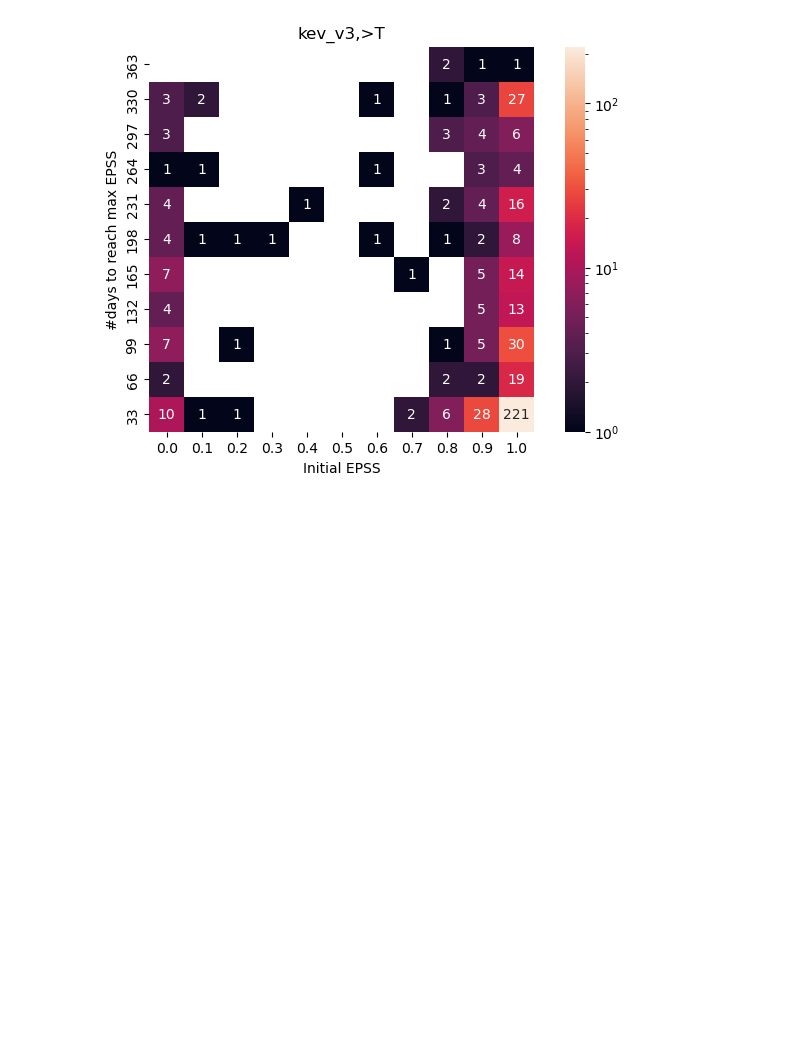
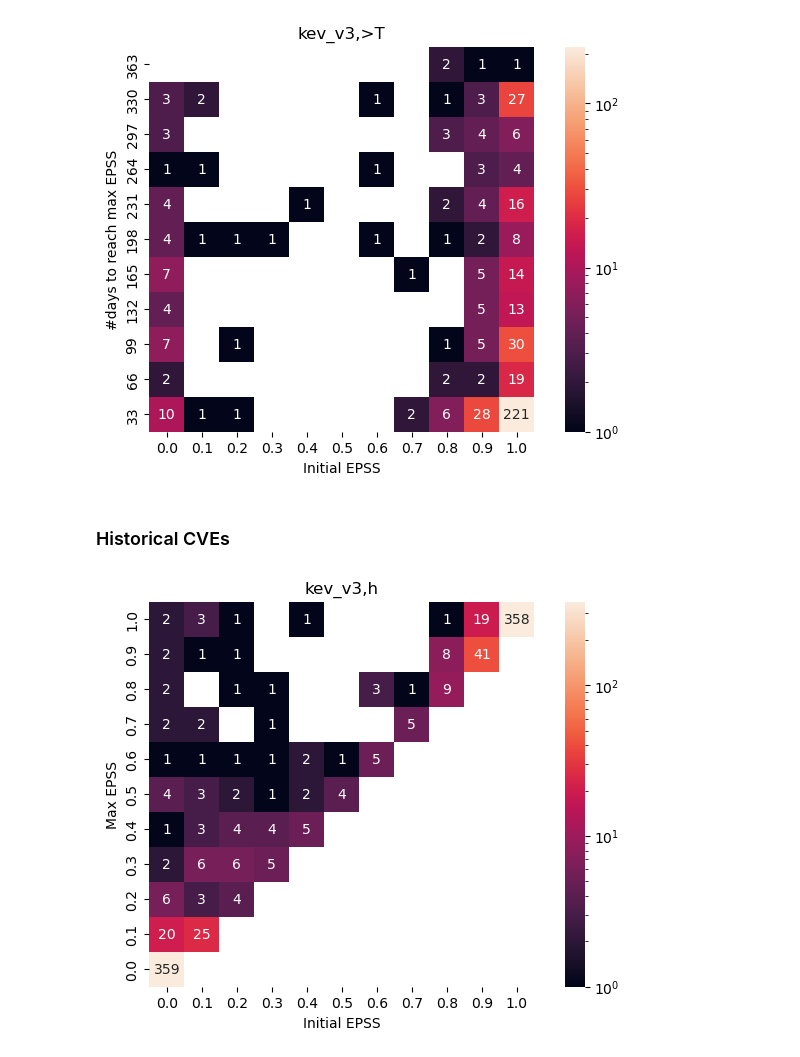
Before and after one commit to dravalico/EPSS-Project, a Jupyter notebook: 3_heatmaps.ipynb, the cells around one changed output. Saved outputs shown, nothing was run; the diff lists cells and outputs as text; code cells hidden in the pictures; blank space fills up the shorter version.

```diff
--- a/3_heatmaps.ipynb
+++ b/3_heatmaps.ipynb
@@ -151,3 +179,9 @@ heatmap_initial_vs_max_epss(df_kev, 'kev_v3')
 heatmap_epss_initial_vs_days_needed(df_highest_kev, 'kev_v3,>T')
 # %% [output]
 [figure]
+# %% [markdown]
+### Historical CVEs
+# %%
+heatmap_initial_vs_max_epss(df_kev_historical, 'kev_v3,h')
+# %% [output]
+[figure, added]
```
Also changed, not shown: parts of 25 cells of this notebook.
